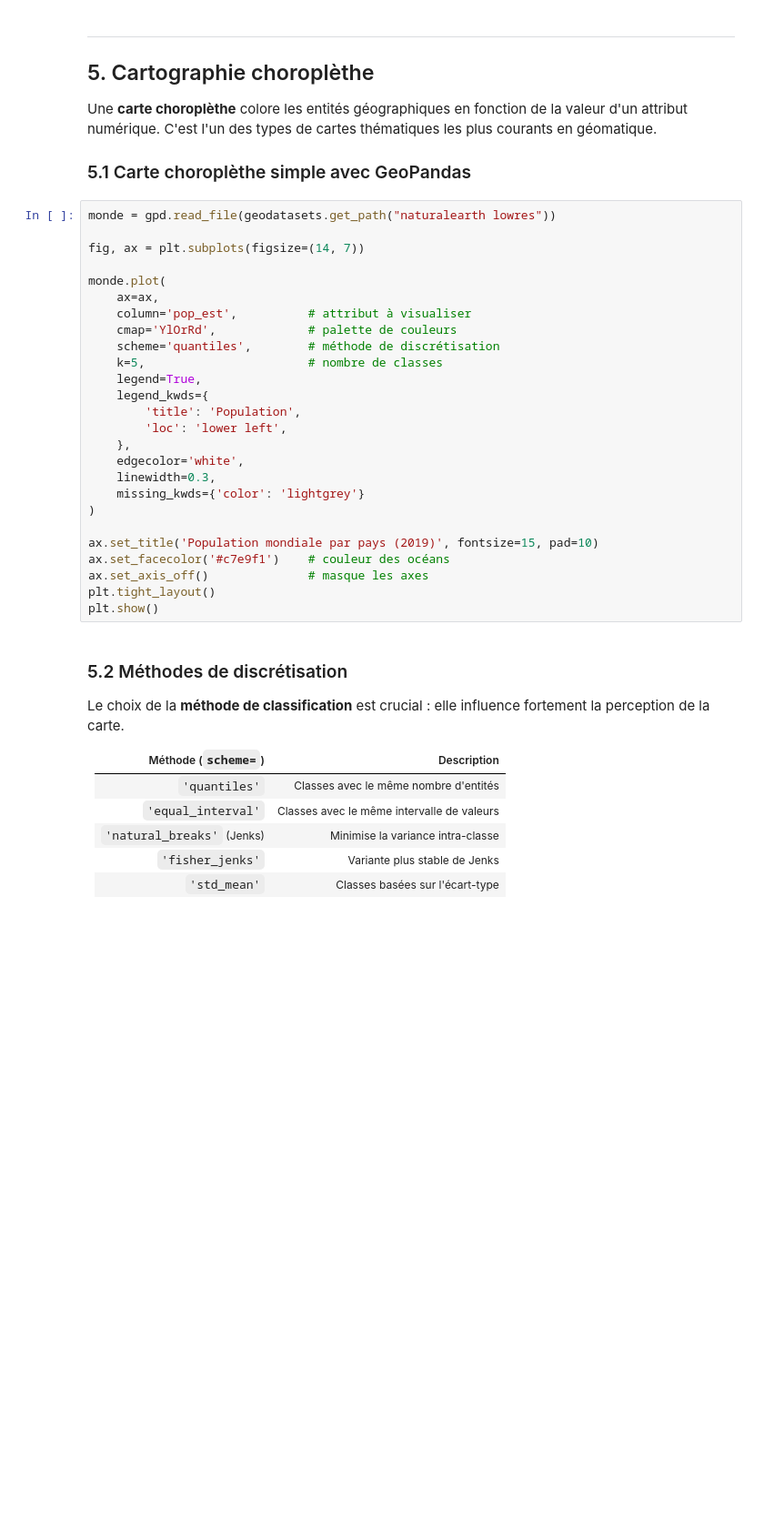
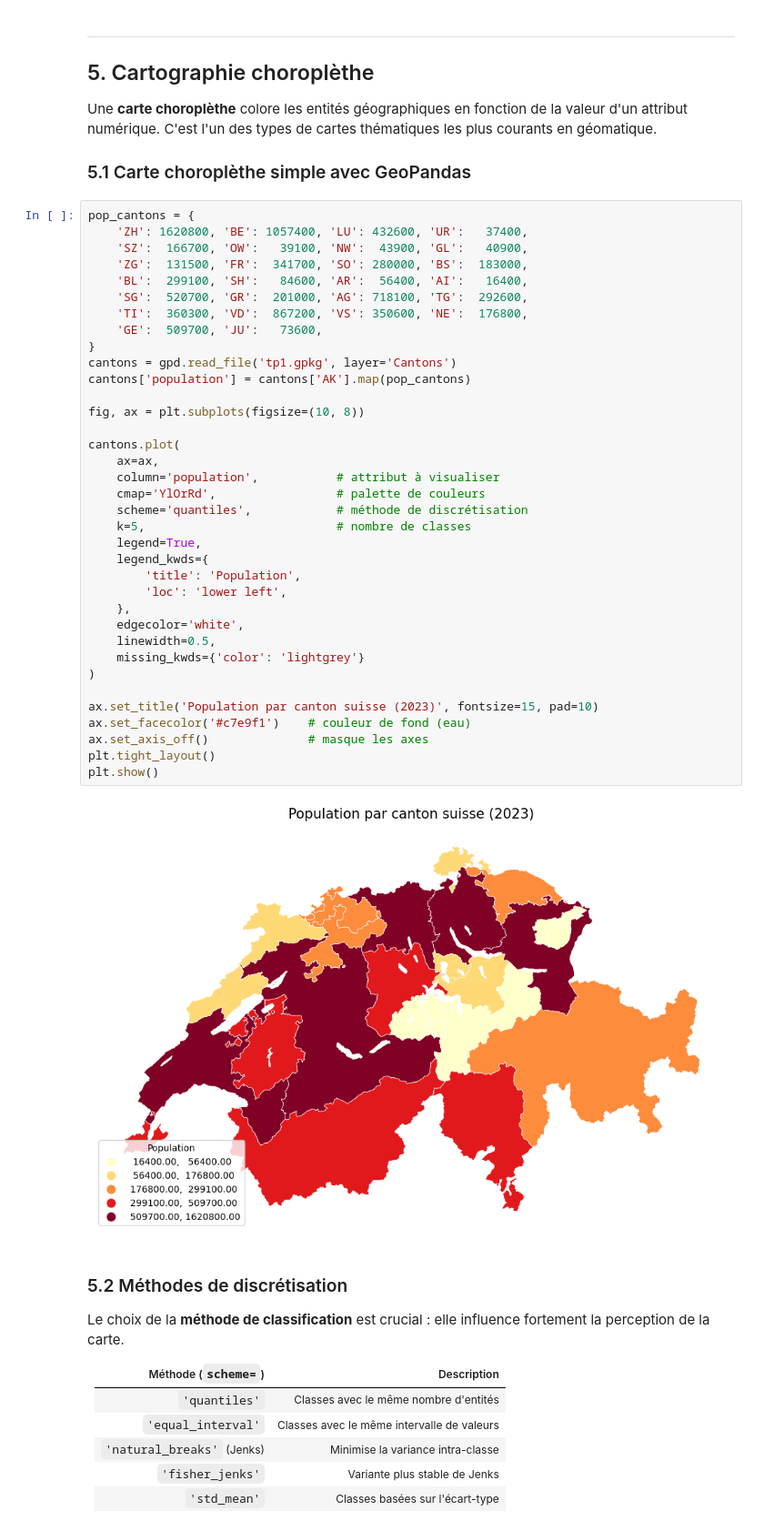
Before and after one commit to gse-unil/2026_Geoinformatique_II, a Jupyter notebook: tps/tp-py02.ipynb, the cells around one changed output. Shown at 91% size. Saved outputs shown, nothing was run; the diff lists cells and outputs as text; blank space fills up the shorter version.

```diff
--- a/tps/tp-py02.ipynb
+++ b/tps/tp-py02.ipynb
@@ -311,31 +459,43 @@ les plus courants en géomatique.
 
 ### 5.1 Carte choroplèthe simple avec GeoPandas
 # %%
-monde = gpd.read_file(geodatasets.get_path("naturalearth lowres"))
+pop_cantons = {
+    'ZH': 1620800, 'BE': 1057400, 'LU': 432600, 'UR':   37400,
+    'SZ':  166700, 'OW':   39100, 'NW':  43900, 'GL':   40900,
+    'ZG':  131500, 'FR':  341700, 'SO': 280000, 'BS':  183000,
+    'BL':  299100, 'SH':   84600, 'AR':  56400, 'AI':   16400,
+    'SG':  520700, 'GR':  201000, 'AG': 718100, 'TG':  292600,
+    'TI':  360300, 'VD':  867200, 'VS': 350600, 'NE':  176800,
+    'GE':  509700, 'JU':   73600,
+}
+cantons = gpd.read_file('tp1.gpkg', layer='Cantons')
+cantons['population'] = cantons['AK'].map(pop_cantons)
 
-fig, ax = plt.subplots(figsize=(14, 7))
+fig, ax = plt.subplots(figsize=(10, 8))
 
-monde.plot(
+cantons.plot(
     ax=ax,
-    column='pop_est',          # attribut à visualiser
-    cmap='YlOrRd',             # palette de couleurs
-    scheme='quantiles',        # méthode de discrétisation
-    k=5,                       # nombre de classes
+    column='population',           # attribut à visualiser
+    cmap='YlOrRd',                 # palette de couleurs
+    scheme='quantiles',            # méthode de discrétisation
+    k=5,                           # nombre de classes
     legend=True,
     legend_kwds={
         'title': 'Population',
         'loc': 'lower left',
     },
     edgecolor='white',
-    linewidth=0.3,
+    linewidth=0.5,
     missing_kwds={'color': 'lightgrey'}
 )
 
-ax.set_title('Population mondiale par pays (2019)', fontsize=15, pad=10)
-ax.set_facecolor('#c7e9f1')    # couleur des océans
+ax.set_title('Population par canton suisse (2023)', fontsize=15, pad=10)
+ax.set_facecolor('#c7e9f1')    # couleur de fond (eau)
 ax.set_axis_off()              # masque les axes
 plt.tight_layout()
 plt.show()
+# %% [output]
+[figure, added]
 # %% [markdown]
 ### 5.2 Méthodes de discrétisation
 
```
Also changed, not shown: parts of 22 cells of this notebook, 4 other files.
